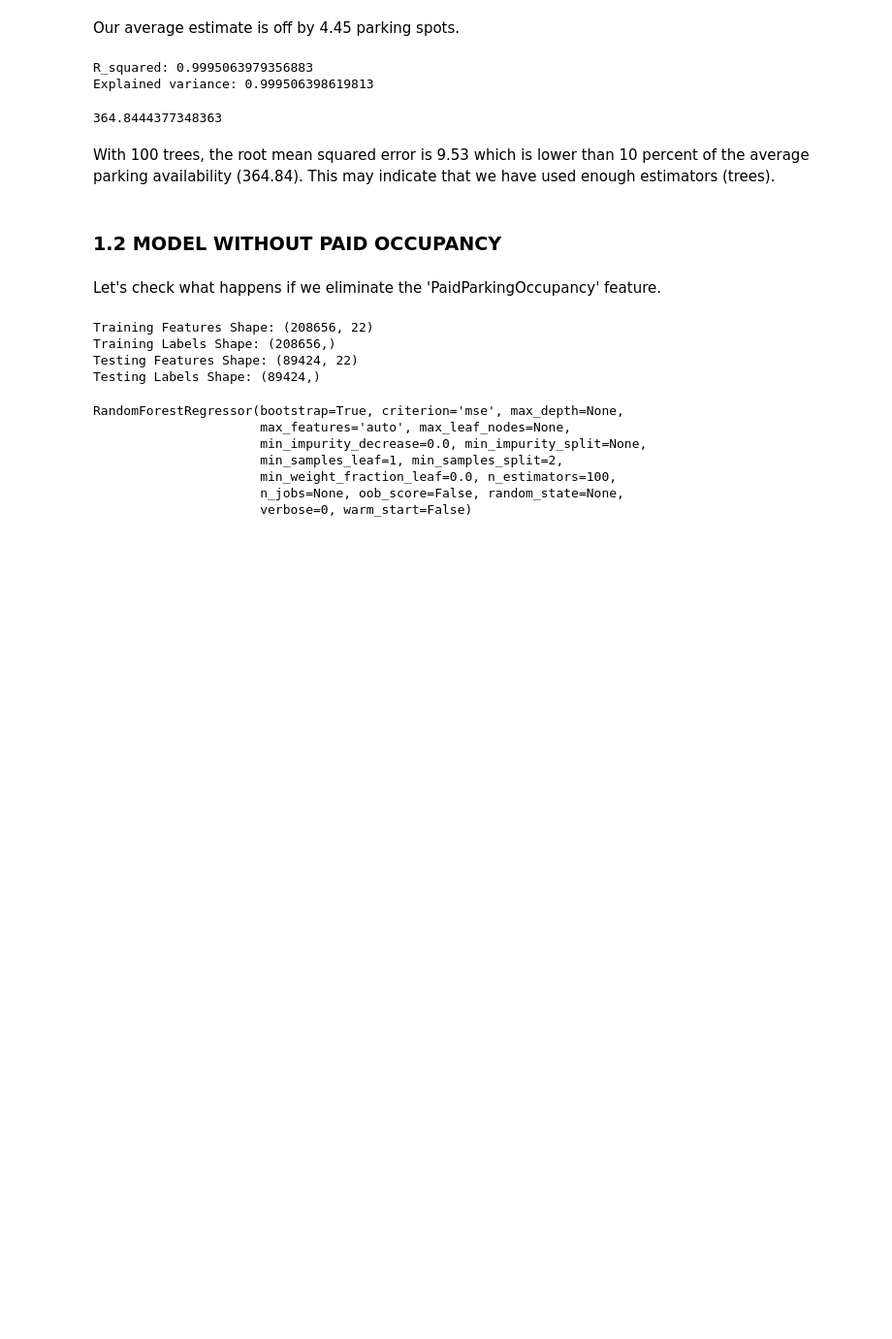
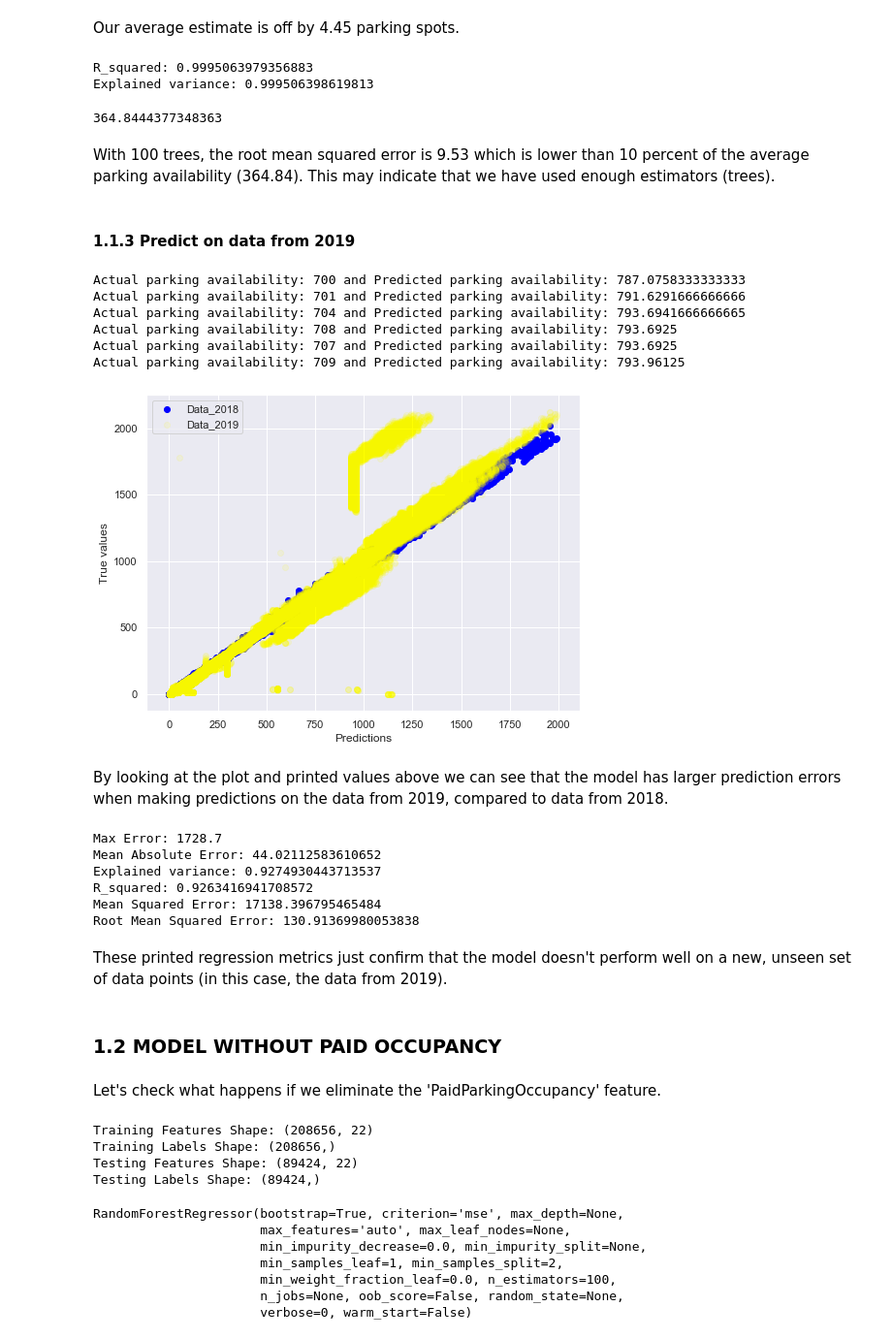
Before and after one commit to monikakrajnc/Capstone-Project-1, a Jupyter notebook: Machine_Learning_Models/Capstone_project_Random_Forest.ipynb, the cells around one changed output. Shown at 97% size. Saved outputs shown, nothing was run; the diff lists cells and outputs as text; code cells hidden in the pictures; blank space fills up the shorter version.

Commit message:
Changes to the models

```diff
--- a/Machine_Learning_Models/Capstone_project_Random_Forest.ipynb
+++ b/Machine_Learning_Models/Capstone_project_Random_Forest.ipynb
@@ -52,0 +72,4 @@ data_2018_ZIP_copy_less = data_2018_ZIP_copy[['ZIP', 'Weekday', 'HourIn24HourClo
+# %%
+# convert 'ZIP' column to string type
+data_2018_ZIP_copy_less['ZIP'] = data_2018_ZIP_copy_less['ZIP'].apply(str)
+data_2019_ZIP_copy_less['ZIP'] = data_2019_ZIP_copy_less['ZIP'].apply(str)
@@ -88,3 +100,4 @@ memory usage: 11.4+ MB
 # %%
 # One-hot encode categorical features
 data_ZIP_features2 = pd.get_dummies(data_2018_ZIP_copy_less)
+data_2019_ZIP_features2 = pd.get_dummies(data_2019_ZIP_copy_less)
@@ -278,6 +299,64 @@ y_labels.mean()
 364.8444377348363
 # %% [markdown]
 With 100 trees, the root mean squared error is 9.53 which is lower than 10 percent of the average parking availability (364.84). This may indicate that we have used enough estimators (trees).
+# %% [markdown]
+#### 1.1.3 Predict on data from 2019
+# %%
+# labels are the values we want to predict
+labels_ZIP_2019 = np.array(data_2019_ZIP_features2['AdjustedParkingAvailability'])
+
+# remove the labels from the features
+# axis 1 refers to the columns
+features_ZIP_2019 = data_2019_ZIP_features2.drop('AdjustedParkingAvailability', axis = 1)
+
+# saving feature names for later use
+feature_list_ZIP_2019 = list(features_ZIP_2019.columns)
+
+# convert to numpy array
+features_ZIP_2019 = np.array(features_ZIP_2019)
+# %%
+# use the forest's predict method on the test data 2019
+rf_ZIP_pred_2019 = rand_forest_ZIP.predict(features_ZIP_2019)
+# %%
+# printing the first 6 values of labels_ZIP_2019 and the predicted results
+for i in range(0, 6):
+    print('Actual parking availability: {} and Predicted parking availability: {}'.format(list(labels_ZIP_2019)[i], rf_ZIP_pred_2019[i]))
+# %% [output]
+Actual parking availability: 700 and Predicted parking availability: 787.0758333333333
+Actual parking availability: 701 and Predicted parking availability: 791.6291666666666
+Actual parking availability: 704 and Predicted parking availability: 793.6941666666665
+Actual parking availability: 708 and Predicted parking availability: 793.6925
+Actual parking availability: 707 and Predicted parking availability: 793.6925
+Actual parking availability: 709 and Predicted parking availability: 793.96125
+# %%
+# comparing predictions
+plt.figure(figsize=(8,6))
+plt.scatter(rf_ZIP_pred, y_test_ZIP, c = 'Blue', label = 'Data_2018')
+plt.scatter(rf_ZIP_pred_2019, labels_ZIP_2019,  c = 'Yellow', label = 'Data_2019', alpha = 0.1)
+plt.ylabel('True values')
+plt.xlabel('Predictions')
+plt.legend()
+plt.show()
+# %% [output]
+[figure, added]
+# %% [markdown]
+By looking at the plot and printed values above we can see that the model has larger prediction errors when making predictions on the data from 2019, compared to data from 2018.
+# %%
+print('Max Error:', metrics.max_error(labels_ZIP_2019, rf_ZIP_pred_2019))
+print('Mean Absolute Error:', metrics.mean_absolute_error(labels_ZIP_2019, rf_ZIP_pred_2019))
+print('Explained variance:', metrics.explained_variance_score(labels_ZIP_2019, rf_ZIP_pred_2019))
+print('R_squared:', metrics.r2_score(labels_ZIP_2019, rf_ZIP_pred_2019))
+print('Mean Squared Error:', metrics.mean_squared_error(labels_ZIP_2019, rf_ZIP_pred_2019))
+print('Root Mean Squared Error:', np.sqrt(metrics.mean_squared_error(labels_ZIP_2019, rf_ZIP_pred_2019)))
+# %% [output]
+Max Error: 1728.7
+Mean Absolute Error: 44.02112583610652
+Explained variance: 0.9274930443713537
+R_squared: 0.9263416941708572
+Mean Squared Error: 17138.396795465484
+Root Mean Squared Error: 130.91369980053838
+# %% [markdown]
+These printed regression metrics just confirm that the model doesn't perform well on a new, unseen set of data points (in this case, the data from 2019).
 # %% [markdown]
 ### 1.2 MODEL WITHOUT PAID OCCUPANCY
 # %% [markdown]
```
Also changed, not shown: parts of 147 cells of this notebook, 2 other files.
